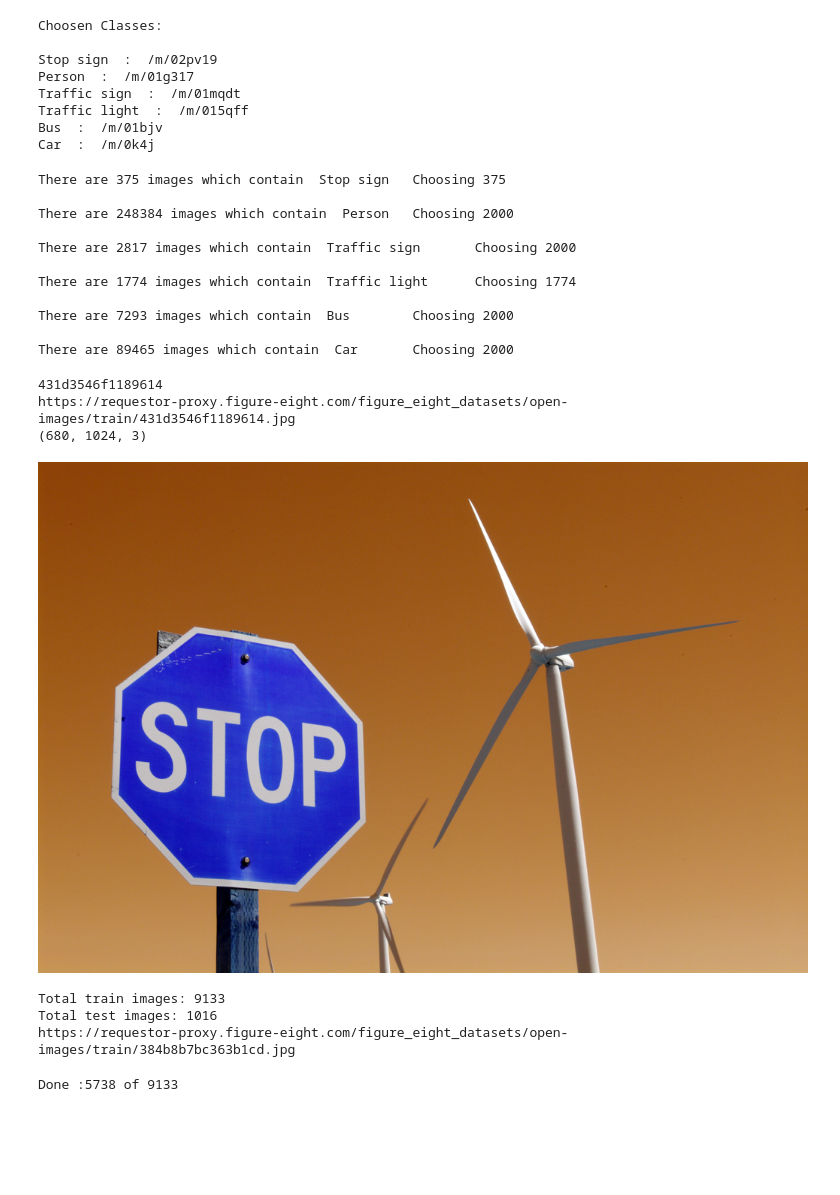
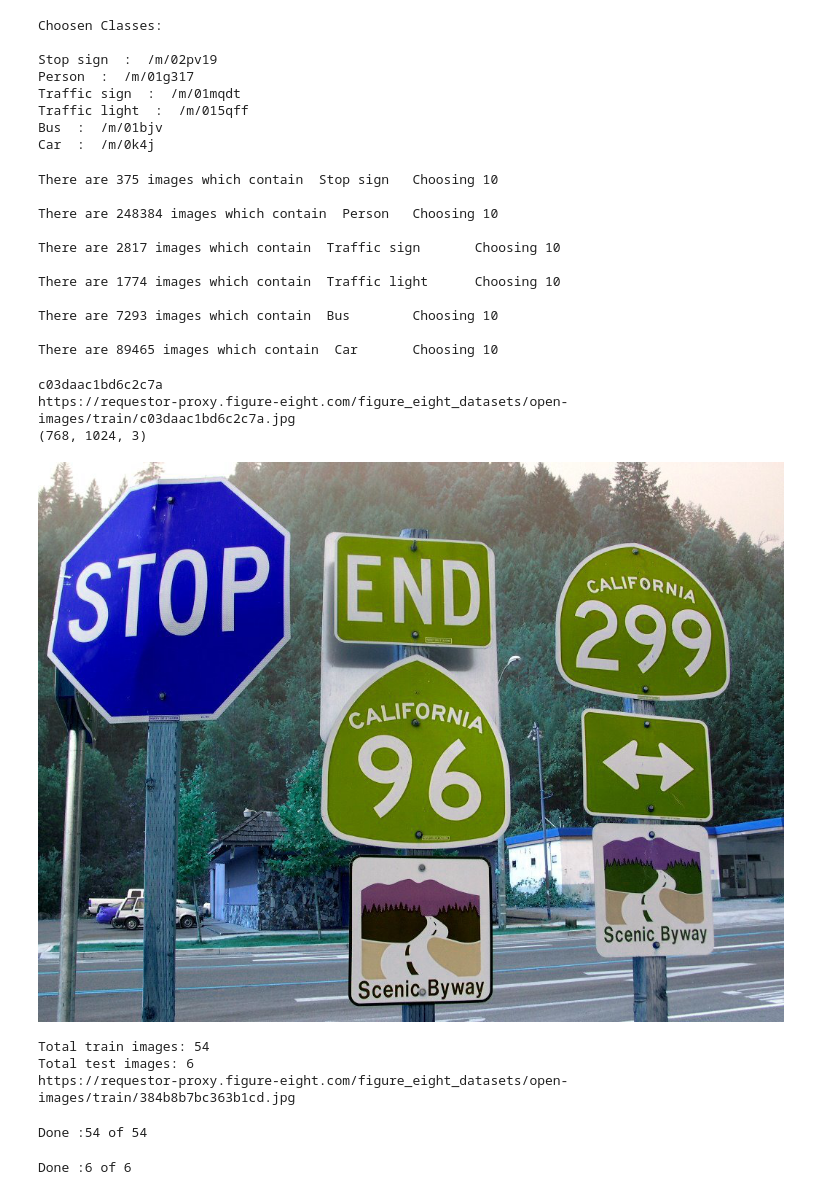
Before and after one commit to Sujith2k/An-Aid-for-the-Blind, a Jupyter notebook: ML/Model_training/data_preprocessing.ipynb, the cells around one changed output. Cells and saved outputs as stored; diff of their text form; code cells hidden in the pictures; blank space fills up the shorter version.

```diff
--- a/ML/Model_training/data_preprocessing.ipynb
+++ b/ML/Model_training/data_preprocessing.ipynb
@@ -86,20 +86,20 @@ for i in range(len(class_labels)):
     random.seed(1)
     random.shuffle(class_imgID[i])
 
-    sub_class_imgID.append( class_imgID[i][0:2000])
+    sub_class_imgID.append( class_imgID[i][0:10])
     print('Choosing %d '% (len(sub_class_imgID[i])), end = '\n\n')
 # %% [output]
-There are 375 images which contain  Stop sign   Choosing 375
+There are 375 images which contain  Stop sign   Choosing 10
 
-There are 248384 images which contain  Person   Choosing 2000
+There are 248384 images which contain  Person   Choosing 10
 
-There are 2817 images which contain  Traffic sign       Choosing 2000
+There are 2817 images which contain  Traffic sign       Choosing 10
 
-There are 1774 images which contain  Traffic light      Choosing 1774
+There are 1774 images which contain  Traffic light      Choosing 10
 
-There are 7293 images which contain  Bus        Choosing 2000
+There are 7293 images which contain  Bus        Choosing 10
 
-There are 89465 images which contain  Car       Choosing 2000
+There are 89465 images which contain  Car       Choosing 10
 # %%
 # Searching for URLs
 sub_class_imgURL = []
@@ -109,16 +109,16 @@ for i in range(len(Classes)):
     sub_class_imgURL.append(URLS)
     [sub_annotations_bbox.append( data ) for data in class_bbox[i]]
 # %%
-print(sub_class_imgID[0][10])
-print(str(sub_class_imgURL[0][10])[2:-2])
-img = io.imread(str(sub_class_imgURL[0][10])[2:-2])
+print(sub_class_imgID[0][9])
+print(str(sub_class_imgURL[0][9])[2:-2])
+img = io.imread(str(sub_class_imgURL[0][9])[2:-2])
 print(img.shape)
 cv2_imshow(img)
 # %% [output]
-431d3546f1189614
-https://requestor-proxy.figure-eight.com/figure_eight_datasets/open-images/train/431d3546f1189614.jpg
-(680, 1024, 3)
+c03daac1bd6c2c7a
+https://requestor-proxy.figure-eight.com/figure_eight_datasets/open-images/train/c03daac1bd6c2c7a.jpg
+(768, 1024, 3)
-[figure, old version]
+[figure, new version]
 # %%
 train_url ,train_ID = [] , []
 test_url , test_ID = [] , []
@@ -133,12 +133,12 @@ print('Total train images:',len(train_url))
 print('Total test images:',len(test_url))
 print(str(train_url[1])[2:-2])
 # %% [output]
-Total train images: 9133
-Total test images: 1016
+Total train images: 54
+Total test images: 6
 https://requestor-proxy.figure-eight.com/figure_eight_datasets/open-images/train/384b8b7bc363b1cd.jpg
 # %%
-f= open('drive/My Drive/cohort/Dataset/Open Images Dataset v4 (Bounding Boxes)/Version_3/annotation.txt',"w+")
-
+f= open('drive/My Drive/cohort/Dataset/Open Images Dataset v4 (Bounding Boxes)/Sample/annotation.txt',"w+")
+data_to_write = ''
 for i in range(len(train_url)):
   img_id = train_ID[i]
   img_path = str(train_url[i])[2:-2]
@@ -151,9 +151,9 @@ for i in range(len(train_url)):
         labelName = row['LabelName']
         for j in range(len(class_labels)):
           if labelName == class_labels[j]:
-            f.write(img_path + ',' + str(float(row['XMin'])) + ',' + str(float(row['YMin'])) + ',' + str(float(row['XMax'])) + ',' + str(float(row['YMax'])) + ',' + Classes[j] + '\n')
-
+            data_to_write += (img_path + ',' + str(float(row['XMin'])) + ',' + str(float(row['YMin'])) + ',' + str(float(row['XMax'])) + ',' + str(float(row['YMax'])) + ',' + Classes[j] + '\n')
+f.write(data_to_write)
 f.close()
 # %% [output]
-Done :5738 of 9133
+Done :54 of 54
 # %%
@@ -176,8 +176,8 @@ for line in f:
 
   break
 # %%
-f= open('drive/My Drive/cohort/Dataset/Open Images Dataset v4 (Bounding Boxes)/Version_3/test_annotation.txt',"w+")
-
+f= open('drive/My Drive/cohort/Dataset/Open Images Dataset v4 (Bounding Boxes)/Sample/test_annotation.txt',"w+")
+data_to_write= ''
 for i in range(len(test_url)):
   img_id = test_ID[i]
   img_path = str(test_url[i])[2:-2]
@@ -190,6 +190,8 @@ for i in range(len(test_url)):
         labelName = row['LabelName']
         for j in range(len(class_labels)):
           if labelName == class_labels[j]:
-            f.write(img_path + ',' + str(float(row['XMin'])) + ',' + str(float(row['YMin'])) + ',' + str(float(row['XMax'])) + ',' + str(float(row['YMax'])) + ',' + Classes[j] + '\n')
-
+            data_to_write += (img_path + ',' + str(float(row['XMin'])) + ',' + str(float(row['YMin'])) + ',' + str(float(row['XMax'])) + ',' + str(float(row['YMax'])) + ',' + Classes[j] + '\n')
+f.write(data_to_write)
 f.close()
+# %% [output]
+Done :6 of 6
```
Also changed, not shown: parts of 1 cell of this notebook.
